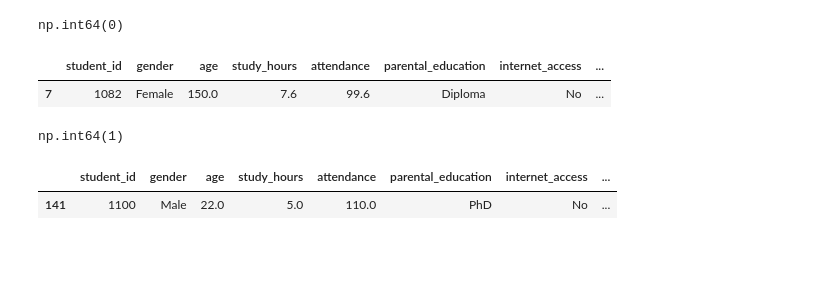
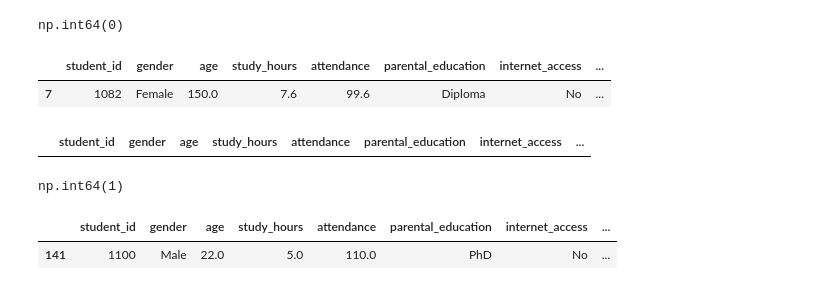
Before and after one commit to MohdAffan27/AI-Learning-Journey, a Jupyter notebook: PROJECTS/01_Student_Performance_EDA/Student_Performance_EDA.ipynb, the cells around one changed output. Cells and saved outputs as stored; diff of their text form; code cells hidden in the pictures; blank space fills up the shorter version.

```diff
--- a/PROJECTS/01_Student_Performance_EDA/Student_Performance_EDA.ipynb
+++ b/PROJECTS/01_Student_Performance_EDA/Student_Performance_EDA.ipynb
@@ -93,6 +93,10 @@ df[df['age'] > 100]
 # %% [output]
 |  | student_id | gender | age | study_hours | attendance | parental_education | internet_access | ... |
 | 7 | 1082 | Female | 150.0 | 7.6 | 99.6 | Diploma | No | ... |
+# %%
+df[df['attendance'] < 0]
+# %% [output]
+|  | student_id | gender | age | study_hours | attendance | parental_education | internet_access | ... |
 # %%
 (df['attendance'] > 100).sum()
 # %% [output]
```
Also changed, not shown: parts of 1 cell of this notebook.
